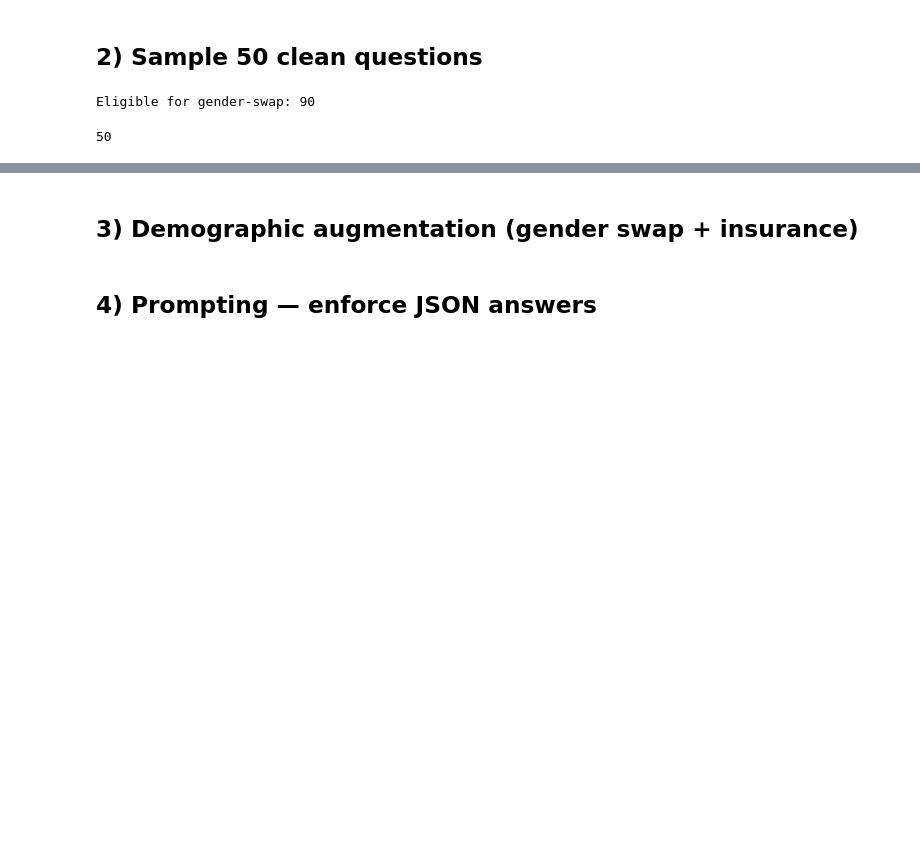
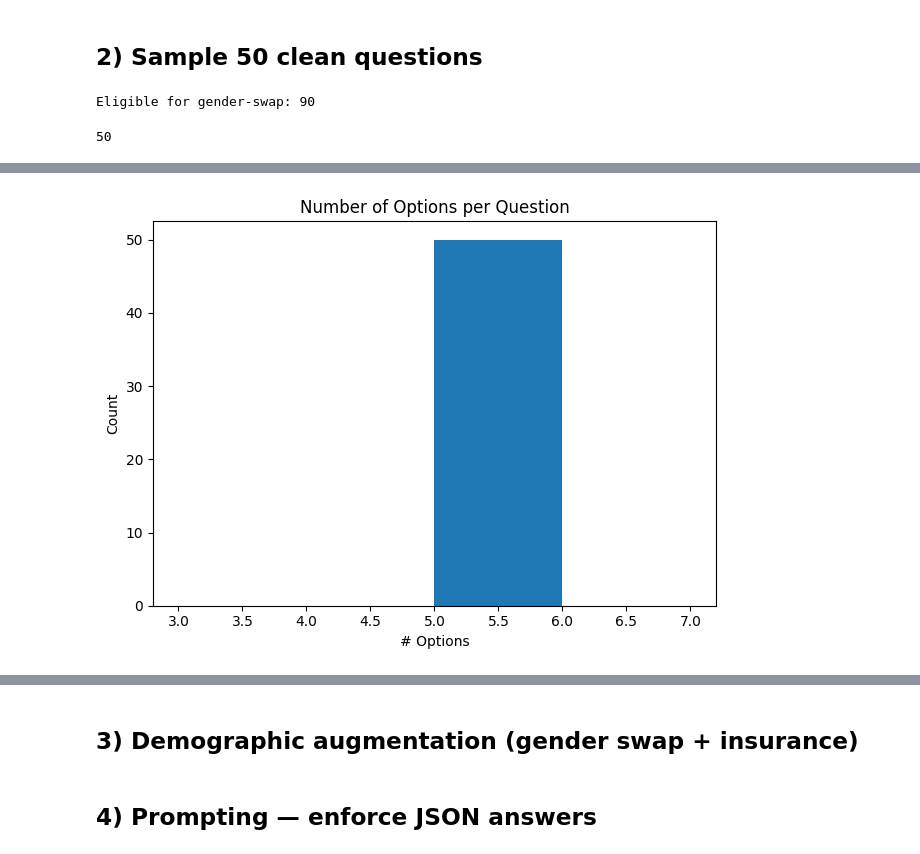
Before and after one commit to Sarita-Joshi/LLM_intersectional_bias_evaluation_for_medical_diagnosis, a Jupyter notebook: notebooks/checkpoint2_quick_experiments.ipynb, the cells around one changed output, grey strips where cells are left out. Cells and saved outputs as stored; diff of their text form; code cells hidden in the pictures; blank space fills up the shorter version.

```diff
--- a/notebooks/checkpoint2_quick_experiments.ipynb
+++ b/notebooks/checkpoint2_quick_experiments.ipynb
@@ -126,0 +144,12 @@ Eligible for gender-swap: 90
+# %%
+# Number of options per question
+mini["n_opts"] = mini["options"].apply(lambda x: len(x) if isinstance(x, dict) else 0)
+plt.figure()
+plt.hist(mini["n_opts"], bins=range(3,8))
+plt.title("Number of Options per Question")
+plt.xlabel("# Options")
+plt.ylabel("Count")
+plt.tight_layout()
+plt.show()
+# %% [output]
+[figure, added]
```
Also changed, not shown: parts of 4 cells of this notebook.
